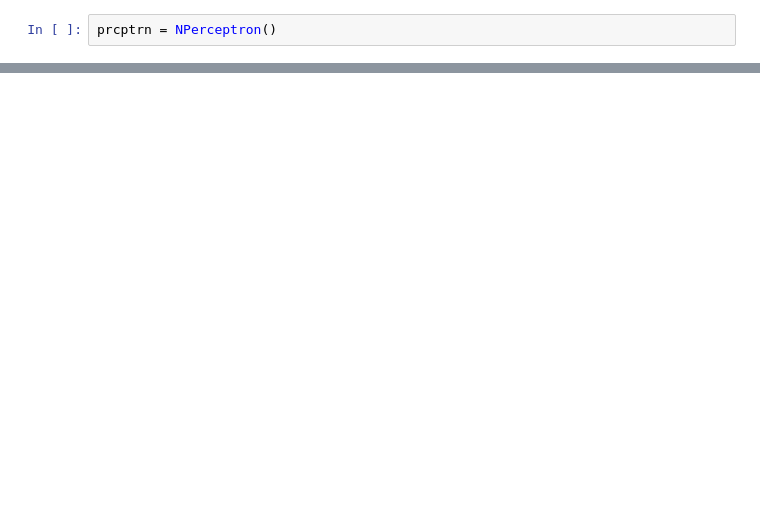
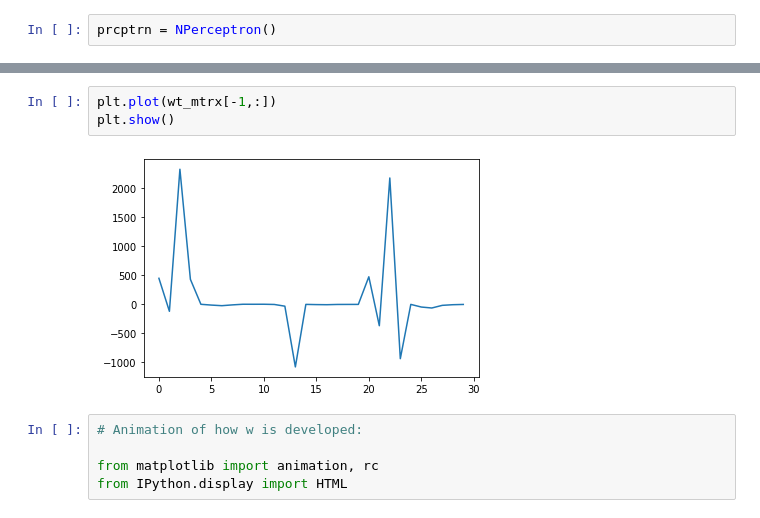
Before and after one commit to Mitesh512/Breast_Cancer_MP_Neuron, a Jupyter notebook: MP_Neuron_breast_cancer.ipynb, the cells around one changed output, grey strips where cells are left out. Saved outputs shown, nothing was run; the diff lists cells and outputs as text; blank space fills up the shorter version.

```diff
--- a/MP_Neuron_breast_cancer.ipynb
+++ b/MP_Neuron_breast_cancer.ipynb
@@ -528,0 +571,10 @@ Max accuracy 0.92018779342723 is acheived at w = [ 3.28163400e+01  1.65238000e+0
+# %%
+plt.plot(wt_mtrx[-1,:])
+plt.show()
+# %% [output]
+[figure, added]
+# %%
+# Animation of how w is developed:
+
+from matplotlib import animation, rc
+from IPython.display import HTML
```
Also changed, not shown: parts of 12 cells of this notebook.
